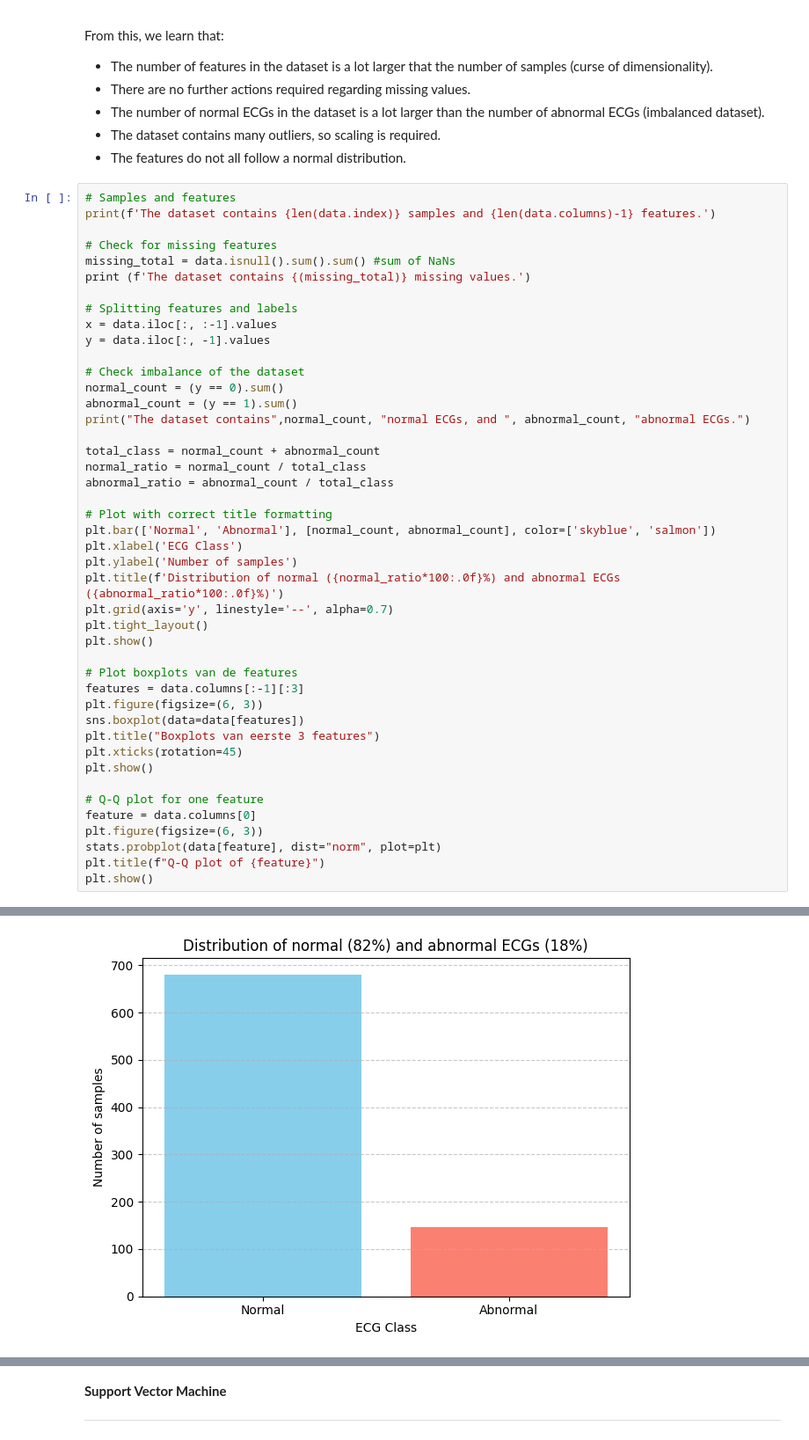
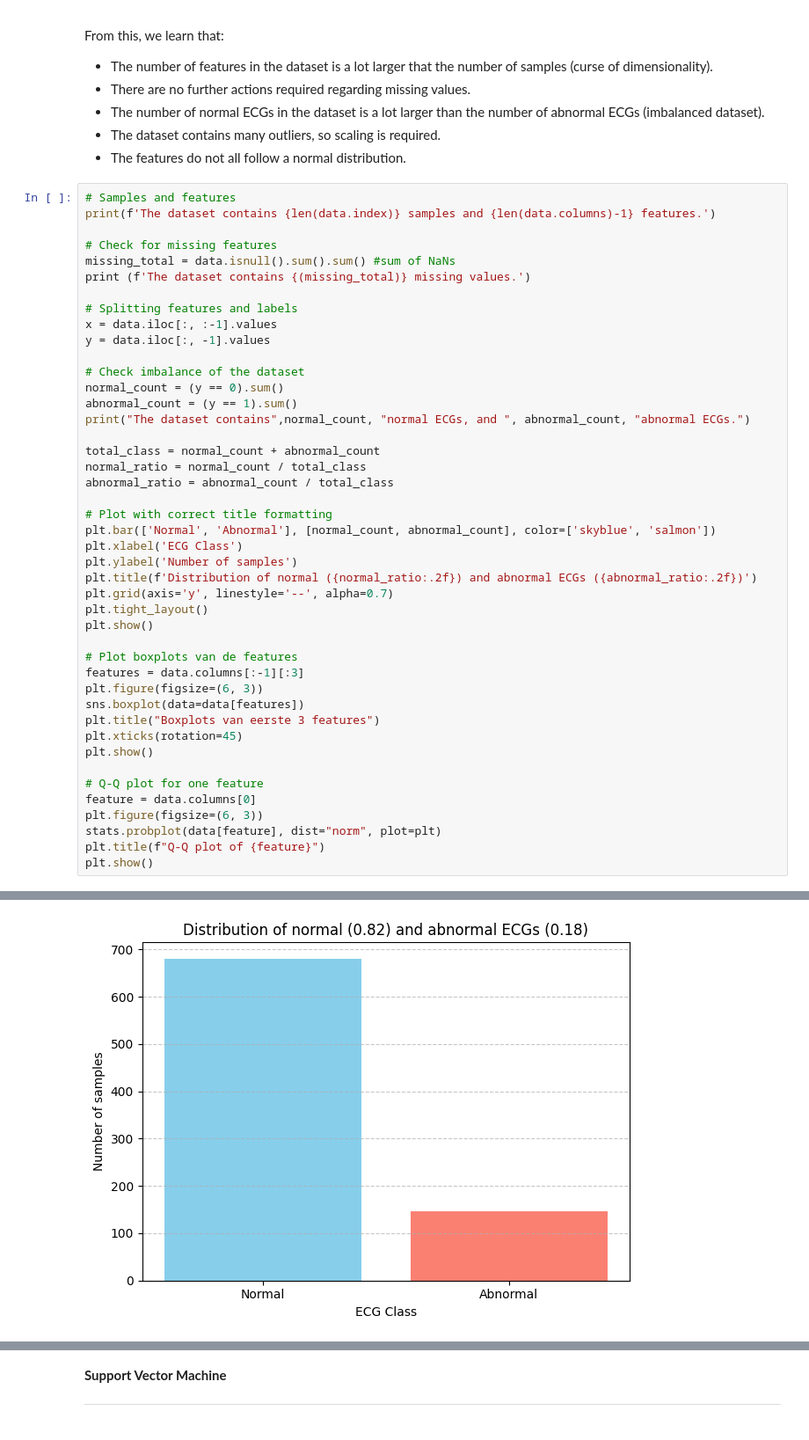
Before and after one commit to Ming842/TM10007_Machine_Learning_Group_4, a Jupyter notebook: final.ipynb, the cells around one changed output, grey strips where cells are left out. Shown at 88% size. Saved outputs shown, nothing was run; the diff lists cells and outputs as text.

```diff
--- a/final.ipynb
+++ b/final.ipynb
@@ -96,35 +93,35 @@ print("The dataset contains",normal_count, "normal ECGs, and ", abnormal_count,
 total_class = normal_count + abnormal_count
 normal_ratio = normal_count / total_class
 abnormal_ratio = abnormal_count / total_class
 
 # Plot with correct title formatting
 plt.bar(['Normal', 'Abnormal'], [normal_count, abnormal_count], color=['skyblue', 'salmon'])
 plt.xlabel('ECG Class')
 plt.ylabel('Number of samples')
-plt.title(f'Distribution of normal ({normal_ratio*100:.0f}%) and abnormal ECGs ({abnormal_ratio*100:.0f}%)')
+plt.title(f'Distribution of normal ({normal_ratio:.2f}) and abnormal ECGs ({abnormal_ratio:.2f})')
 plt.grid(axis='y', linestyle='--', alpha=0.7)
 plt.tight_layout()
 plt.show()
 
 # Plot boxplots van de features
 features = data.columns[:-1][:3]
 plt.figure(figsize=(6, 3))
 sns.boxplot(data=data[features])
 plt.title("Boxplots van eerste 3 features")
 plt.xticks(rotation=45)
 plt.show()
 
 # Q-Q plot for one feature
 feature = data.columns[0]
 plt.figure(figsize=(6, 3))
 stats.probplot(data[feature], dist="norm", plot=plt)
 plt.title(f"Q-Q plot of {feature}")
 plt.show()
 # %% [output]
 The dataset contains 827 samples and 9000 features.
 The dataset contains 0 missing values.
 The dataset contains 681 normal ECGs, and  146 abnormal ECGs.
-[figure, old version]
+[figure, new version]
 [figure]
 [figure]
 # %% [markdown]
```
Also changed, not shown: parts of 20 cells of this notebook.
